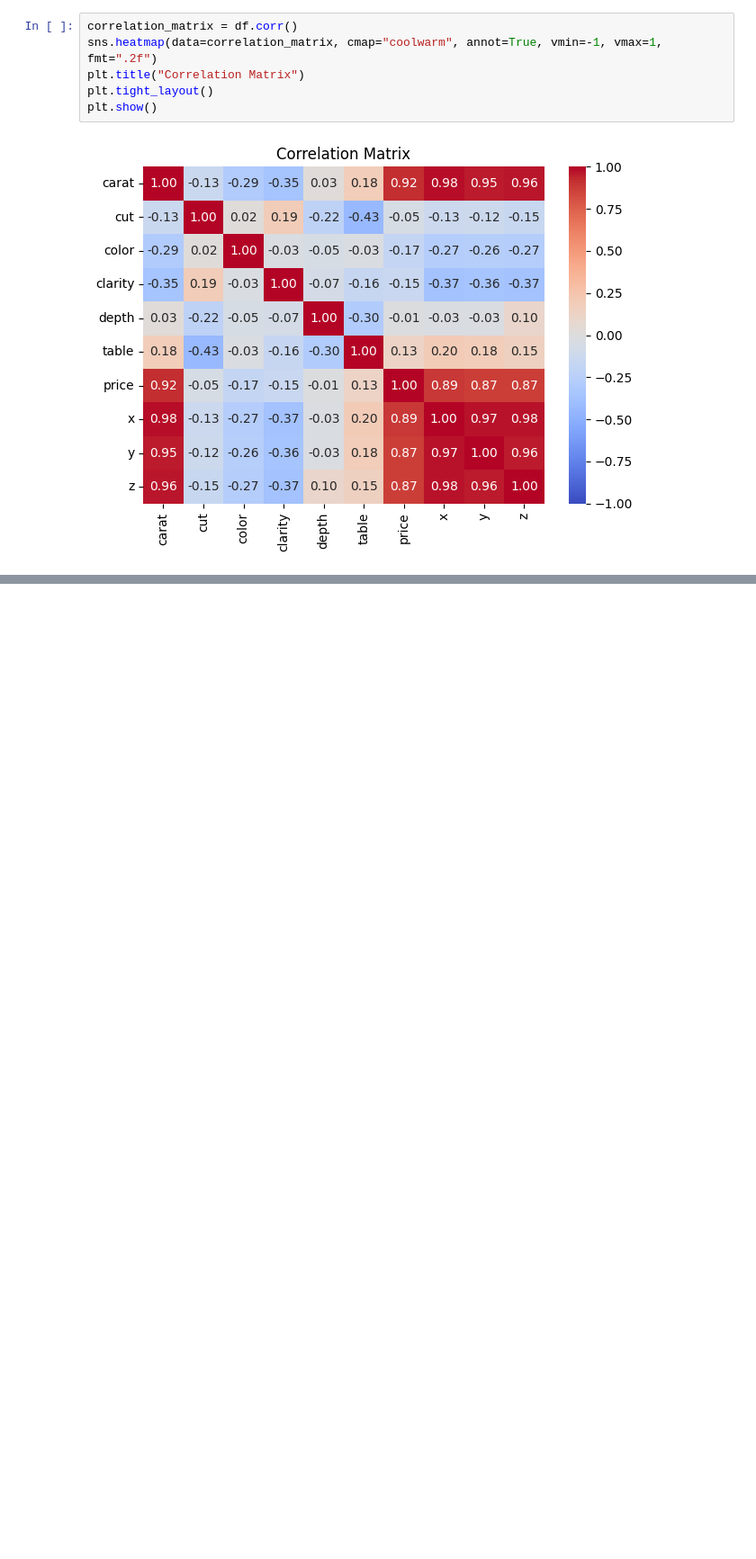
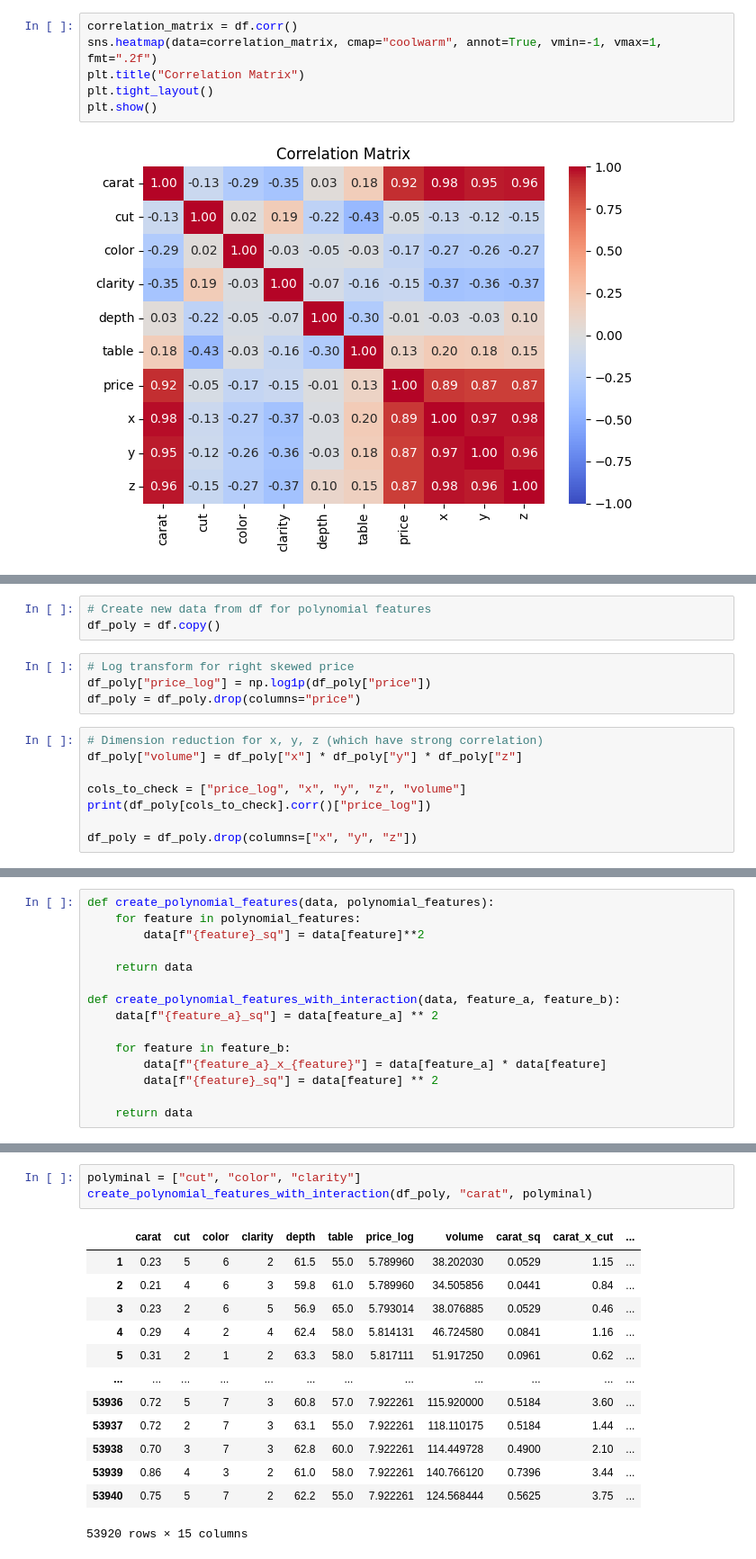
Before and after one commit to QuachGHuy/polynomial-ridge-regression-diamond-prices, a Jupyter notebook: notebook/experiment.ipynb, the cells around one changed output, grey strips where cells are left out. Shown at 90% size. Saved outputs shown, nothing was run; the diff lists cells and outputs as text; blank space fills up the shorter version.

```diff
--- a/notebook/experiment.ipynb
+++ b/notebook/experiment.ipynb
@@ -227,0 +233,15 @@ plt.show()
+# %%
+# Create new data from df for polynomial features
+df_poly = df.copy()
+# %%
+# Log transform for right skewed price
+df_poly["price_log"] = np.log1p(df_poly["price"])
+df_poly = df_poly.drop(columns="price")
+# %%
+# Dimension reduction for x, y, z (which have strong correlation)
+df_poly["volume"] = df_poly["x"] * df_poly["y"] * df_poly["z"]
+
+cols_to_check = ["price_log", "x", "y", "z", "volume"]
+print(df_poly[cols_to_check].corr()["price_log"])
+
+df_poly = df_poly.drop(columns=["x", "y", "z"])
@@ -227,0 +264,15 @@ plt.show()
+# %%
+def create_polynomial_features(data, polynomial_features):
+    for feature in polynomial_features:
+        data[f"{feature}_sq"] = data[feature]**2
+
+    return data
+
+def create_polynomial_features_with_interaction(data, feature_a, feature_b):
+    data[f"{feature_a}_sq"] = data[feature_a] ** 2
+
+    for feature in feature_b:
+        data[f"{feature_a}_x_{feature}"] = data[feature_a] * data[feature]
+        data[f"{feature}_sq"] = data[feature] ** 2
+
+    return data
@@ -227,0 +295,17 @@ plt.show()
+# %%
+polyminal = ["cut", "color", "clarity"]
+create_polynomial_features_with_interaction(df_poly, "carat", polyminal)
+# %% [output]
+|  | carat | cut | color | clarity | depth | table | price_log | volume | carat_sq | carat_x_cut | ... |
+| 1 | 0.23 | 5 | 6 | 2 | 61.5 | 55.0 | 5.789960 | 38.202030 | 0.0529 | 1.15 | ... |
+| 2 | 0.21 | 4 | 6 | 3 | 59.8 | 61.0 | 5.789960 | 34.505856 | 0.0441 | 0.84 | ... |
+| 3 | 0.23 | 2 | 6 | 5 | 56.9 | 65.0 | 5.793014 | 38.076885 | 0.0529 | 0.46 | ... |
+| 4 | 0.29 | 4 | 2 | 4 | 62.4 | 58.0 | 5.814131 | 46.724580 | 0.0841 | 1.16 | ... |
+| 5 | 0.31 | 2 | 1 | 2 | 63.3 | 58.0 | 5.817111 | 51.917250 | 0.0961 | 0.62 | ... |
+| ... | ... | ... | ... | ... | ... | ... | ... | ... | ... | ... | ... |
+| 53936 | 0.72 | 5 | 7 | 3 | 60.8 | 57.0 | 7.922261 | 115.920000 | 0.5184 | 3.60 | ... |
+| 53937 | 0.72 | 2 | 7 | 3 | 63.1 | 55.0 | 7.922261 | 118.110175 | 0.5184 | 1.44 | ... |
+| 53938 | 0.70 | 3 | 7 | 3 | 62.8 | 60.0 | 7.922261 | 114.449728 | 0.4900 | 2.10 | ... |
+| 53939 | 0.86 | 4 | 3 | 2 | 61.0 | 58.0 | 7.922261 | 140.766120 | 0.7396 | 3.44 | ... |
+| 53940 | 0.75 | 5 | 7 | 2 | 62.2 | 55.0 | 7.922261 | 124.568444 | 0.5625 | 3.75 | ... |
+53920 rows × 15 columns
```
Also changed, not shown: parts of 5 cells of this notebook.
